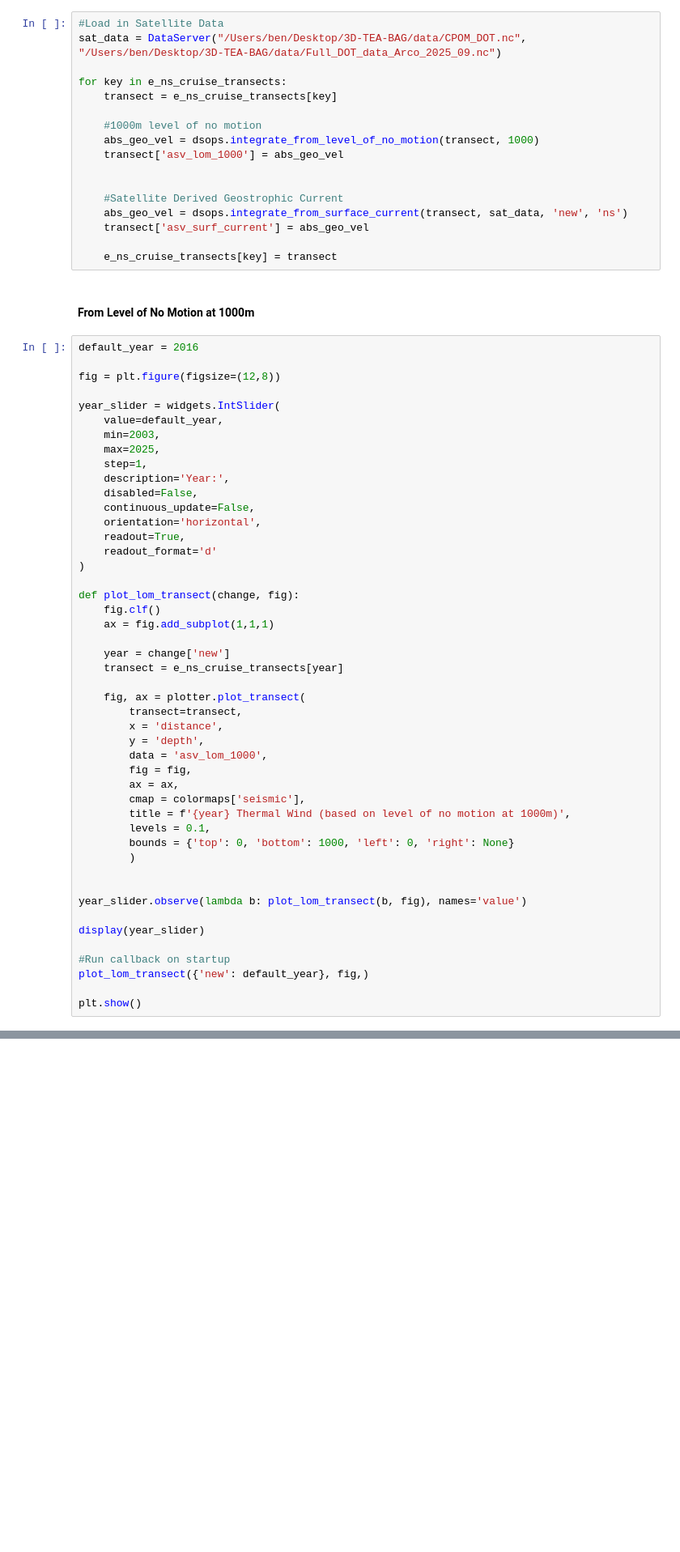
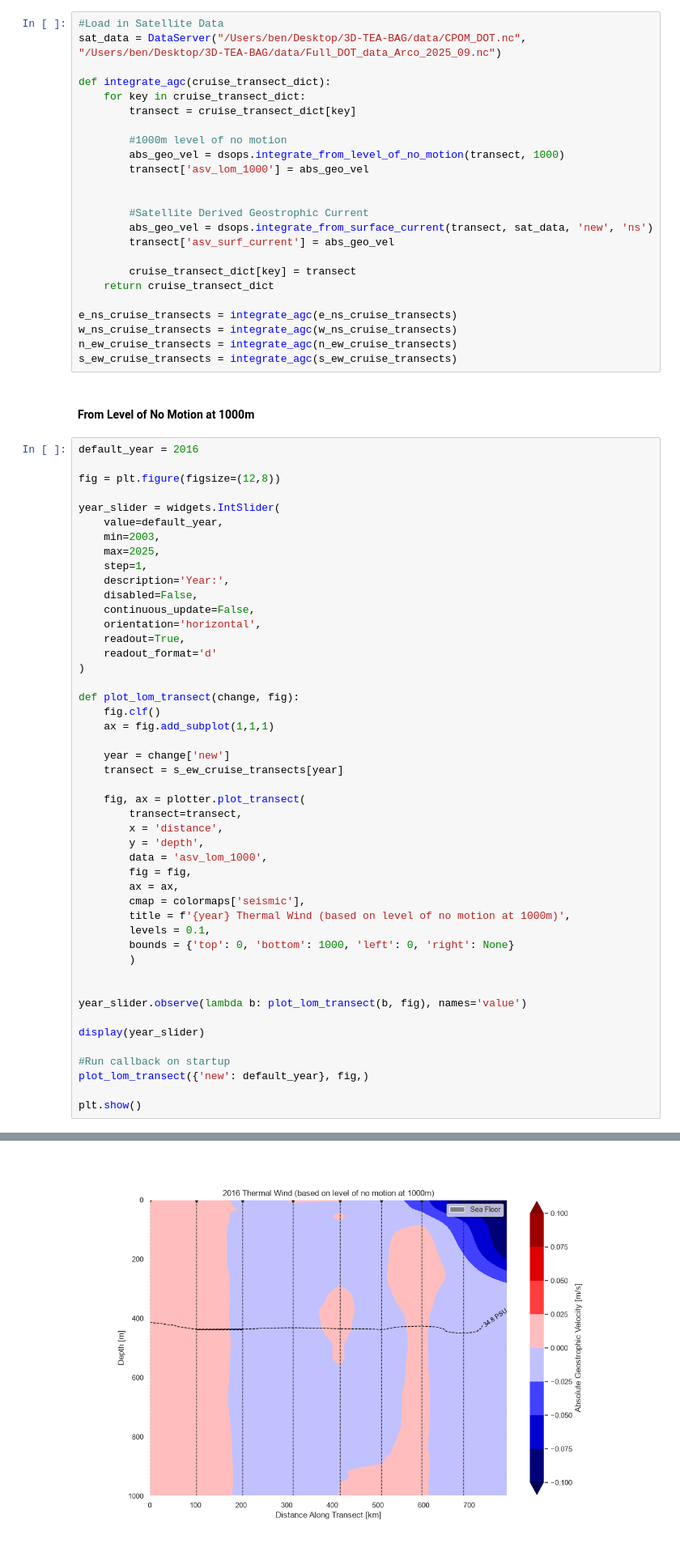
Before and after one commit to ben-sprague/3D-TEA-BAG, a Jupyter notebook: geo_vel.ipynb, the cells around one changed output, grey strips where cells are left out. Shown at 81% size. Drawn from its saved outputs; the diff is of its cells as text; blank space fills up the shorter version.

```diff
--- a/geo_vel.ipynb
+++ b/geo_vel.ipynb
@@ -200,19 +203,26 @@ $\vec{V_g} = \int_{z_0}^{z} \frac{\partial \vec{V_g}}{\partial z} \,dz + \vec{V}
 #Load in Satellite Data
 sat_data = DataServer("/Users/ben/Desktop/3D-TEA-BAG/data/CPOM_DOT.nc", "/Users/ben/Desktop/3D-TEA-BAG/data/Full_DOT_data_Arco_2025_09.nc")
 
-for key in e_ns_cruise_transects:
-    transect = e_ns_cruise_transects[key]
+def integrate_agc(cruise_transect_dict):
+    for key in cruise_transect_dict:
+        transect = cruise_transect_dict[key]
 
-    #1000m level of no motion
-    abs_geo_vel = dsops.integrate_from_level_of_no_motion(transect, 1000)
-    transect['asv_lom_1000'] = abs_geo_vel
+        #1000m level of no motion
+        abs_geo_vel = dsops.integrate_from_level_of_no_motion(transect, 1000)
+        transect['asv_lom_1000'] = abs_geo_vel
 
 
-    #Satellite Derived Geostrophic Current
-    abs_geo_vel = dsops.integrate_from_surface_current(transect, sat_data, 'new', 'ns')
-    transect['asv_surf_current'] = abs_geo_vel
+        #Satellite Derived Geostrophic Current
+        abs_geo_vel = dsops.integrate_from_surface_current(transect, sat_data, 'new', 'ns')
+        transect['asv_surf_current'] = abs_geo_vel
 
-    e_ns_cruise_transects[key] = transect
+        cruise_transect_dict[key] = transect
+    return cruise_transect_dict
+
+e_ns_cruise_transects = integrate_agc(e_ns_cruise_transects)
+w_ns_cruise_transects = integrate_agc(w_ns_cruise_transects)
+n_ew_cruise_transects = integrate_agc(n_ew_cruise_transects)
+s_ew_cruise_transects = integrate_agc(s_ew_cruise_transects)
 # %% [markdown]
 #### From Level of No Motion at 1000m
 # %%
@@ -238,7 +248,7 @@ def plot_lom_transect(change, fig):
     ax = fig.add_subplot(1,1,1)
 
     year = change['new']
-    transect = e_ns_cruise_transects[year]
+    transect = s_ew_cruise_transects[year]
 
     fig, ax = plotter.plot_transect(
         transect=transect,
@@ -262,3 +272,4 @@ display(year_slider)
 plot_lom_transect({'new': default_year}, fig,)
 
 plt.show()
+# %% [output]
@@ -265,3 +277,4 @@ plt.show()
+[figure, added]
 # %% [markdown]
 #### From Satelite Derived Surface Geostrophic Current
 # %%
```
Also changed, not shown: parts of 6 cells of this notebook, 3 other files.
